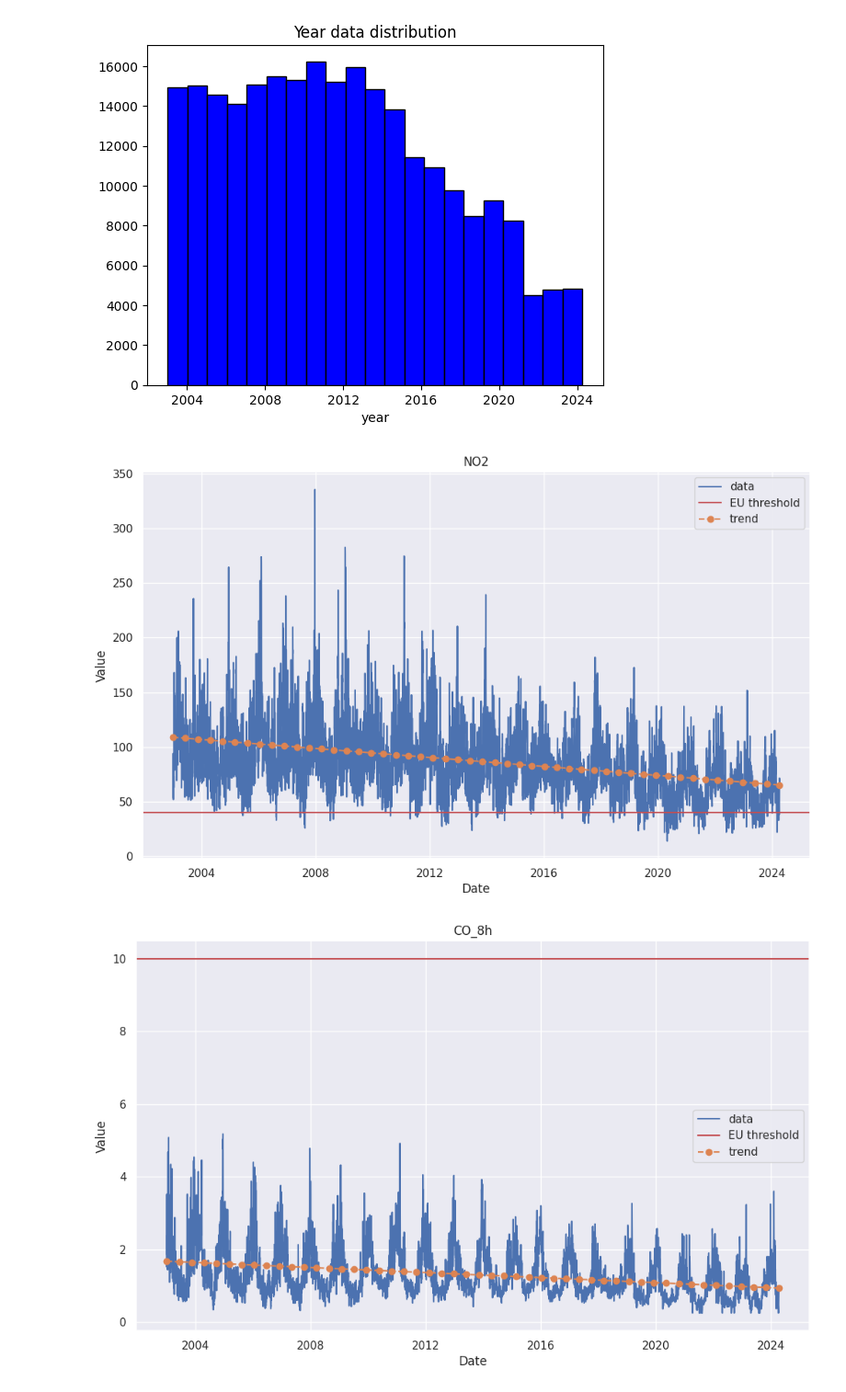
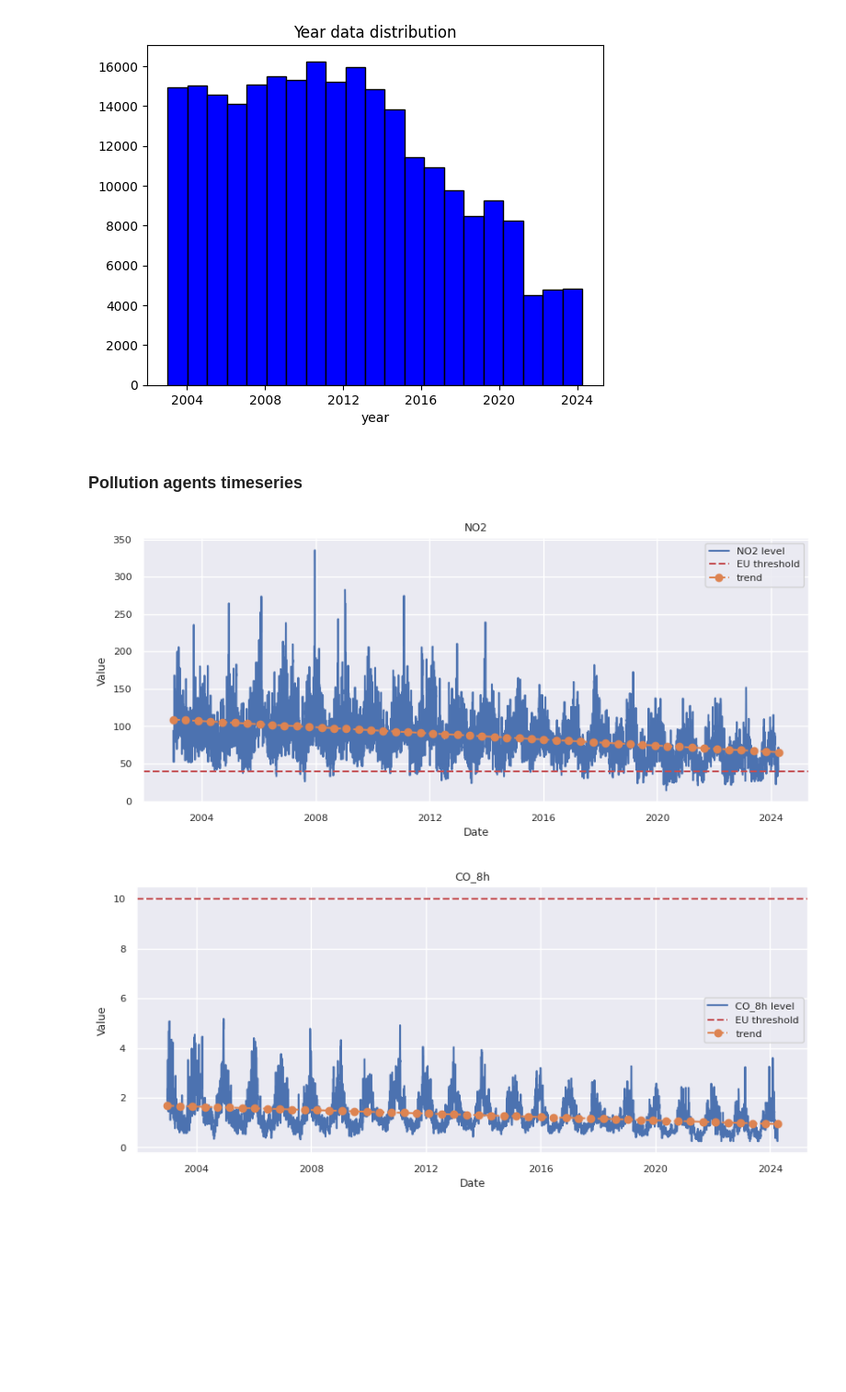
Before and after one commit to mrsalty/notebooks, a Jupyter notebook: eda-milan-air-pollution.ipynb, the cells around one changed output. Shown: that part at 92% size. Drawn from its saved outputs; the diff is of its cells as text; code cells hidden in the pictures; blank space fills up the shorter version.

Commit message:
Kaggle Notebook | EDA | Milan air pollution | Version 4

```diff
--- a/eda-milan-air-pollution.ipynb
+++ b/eda-milan-air-pollution.ipynb
@@ -103,30 +103,33 @@ plt.xlabel("year")
 # %% [output]
 Text(0.5, 0, 'year')
 [figure]
+# %% [markdown]
+### Pollution agents timeseries
 # %%
 import matplotlib.dates as md
 
-df = df.set_index(['data','inquinante'])
-sns.set_theme(rc={'figure.figsize':(12,7)})
+df_date = df.set_index(['data','inquinante'])
+sns.set_theme(rc={'figure.figsize':(10,4)})
+sns.set(font_scale=0.75)
 for i, pa in enumerate(pollution_agents):
     plt.title(pa)
-    df_agg = df[df.index.get_level_values(1)==pa].groupby(['data','inquinante'])['valore'].mean().reset_index(name ='valore')
+    df_agg = df_date[df_date.index.get_level_values(1)==pa].groupby(['data','inquinante'])['valore'].mean().reset_index(name ='valore')
     df_agg = df_agg.set_index('data')
 
     x_dates = df_agg.index.get_level_values(0)
     x_num = md.date2num(df_agg.index.get_level_values(0))
     trend = np.polyfit(x_num, df_agg.valore, 1)
     fit = np.poly1d(trend)
 
-    plt.plot(df_agg.index.get_level_values(0), df_agg.valore, label='data')
+    plt.plot(df_agg.index.get_level_values(0), df_agg.valore, label=f'{pa} level')
     plt.xlabel('Date')
     plt.ylabel('Value')
 
     x_fit = np.linspace(x_num.min(), x_num.max())
-    plt.axhline(y = agent_eu_limits[pa], color = 'r', linestyle = '-', label='EU threshold')
+    plt.axhline(y = agent_eu_limits[pa], color = 'r', linestyle = '--', label='EU threshold')
     plt.plot(md.num2date(x_fit), fit(x_fit), "o--", label='trend')
     plt.legend()
     plt.show()
 # %% [output]
-[figure, old version]
+[figure, new version]
-[figure, old version]
+[figure, new version]
```
Also changed, not shown: parts of 4 cells of this notebook.
